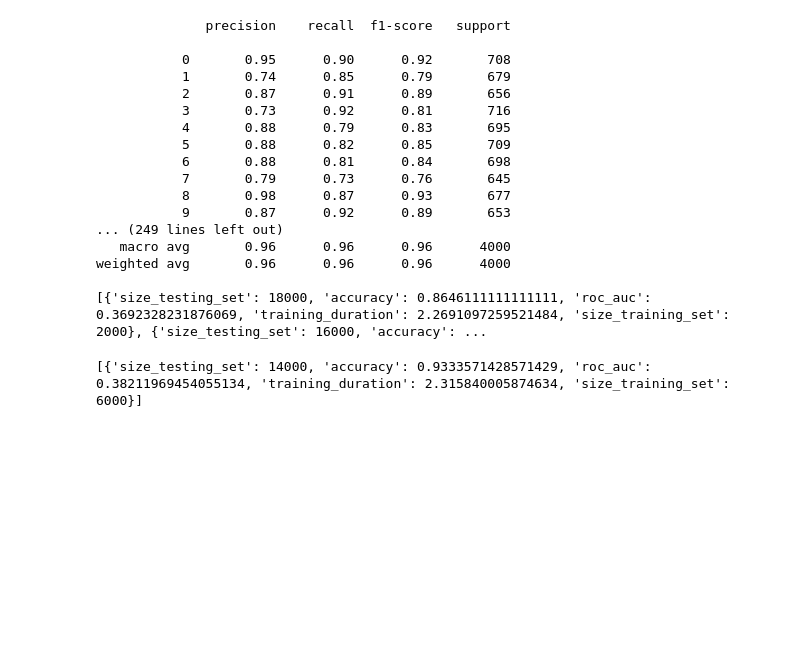
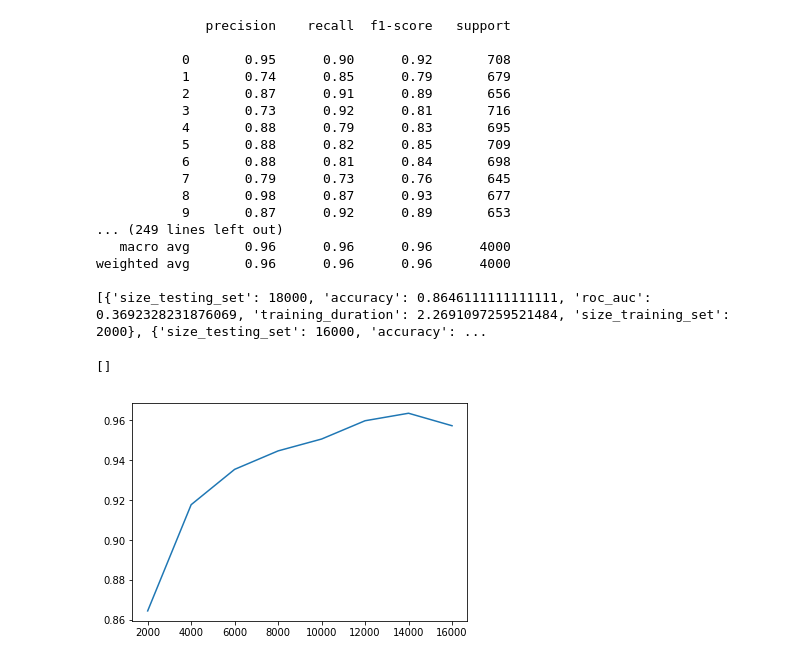
Before and after one commit to ML-FGA-2018-2-Grupo-E/Letter-Recognition, a Jupyter notebook: random_forest.ipynb, the cells around one changed output. Saved outputs shown, nothing was run; the diff lists cells and outputs as text; code cells hidden in the pictures; blank space fills up the shorter version.

```diff
--- a/random_forest.ipynb
+++ b/random_forest.ipynb
@@ -183,13 +183,15 @@ weighted avg       0.96      0.96      0.96      4000
 # %%
 global_statistics=global_statistics[0]
 total_accuracys=[]
 for i in range(len(global_statistics)):
     total_accuracys.append(global_statistics[i]['accuracy'])
 
 total_training_set = []
 for i in range(len(global_statistics)):
     total_training_set.append(global_statistics[i]['size_training_set'])
 
+plt.plot(total_training_set, total_accuracys)
 plt.plot()
 # %% [output]
-[{'size_testing_set': 14000, 'accuracy': 0.9333571428571429, 'roc_auc': 0.38211969454055134, 'training_duration': 2.315840005874634, 'size_training_set': 6000}]
+[]
+[figure, added]
```
Also changed, not shown: parts of 8 cells of this notebook.
